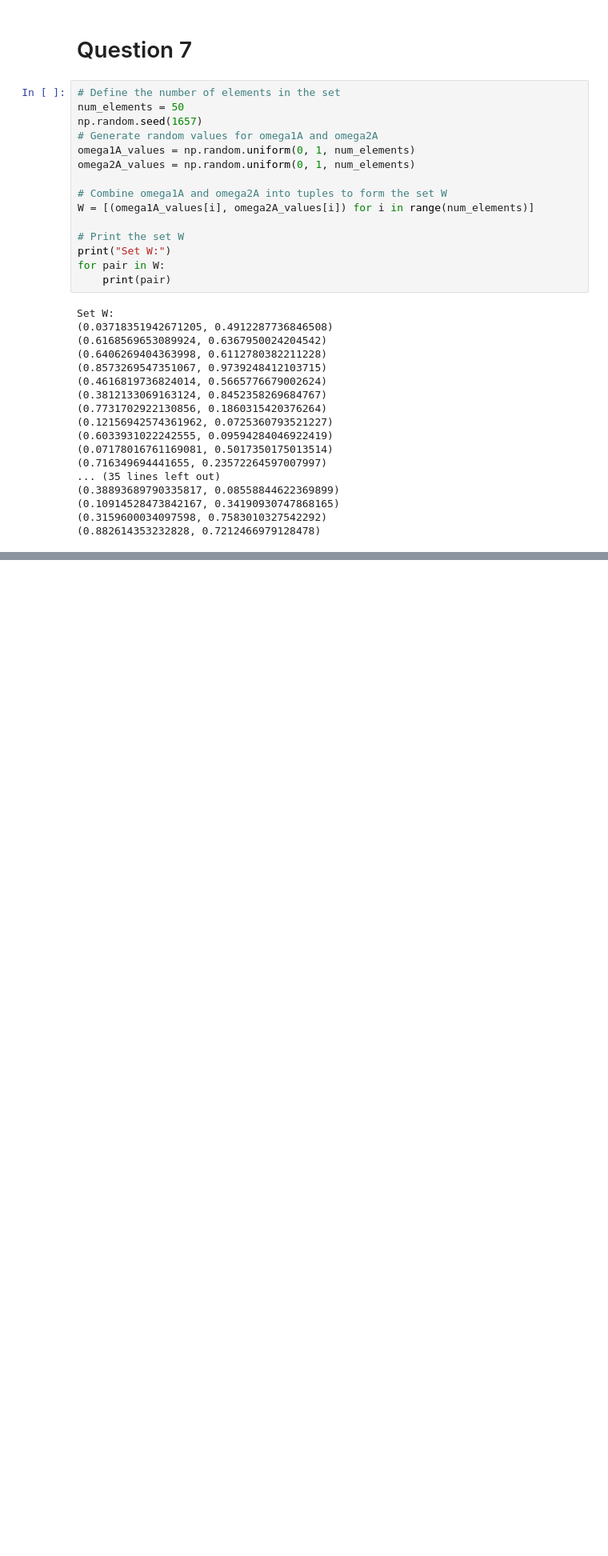
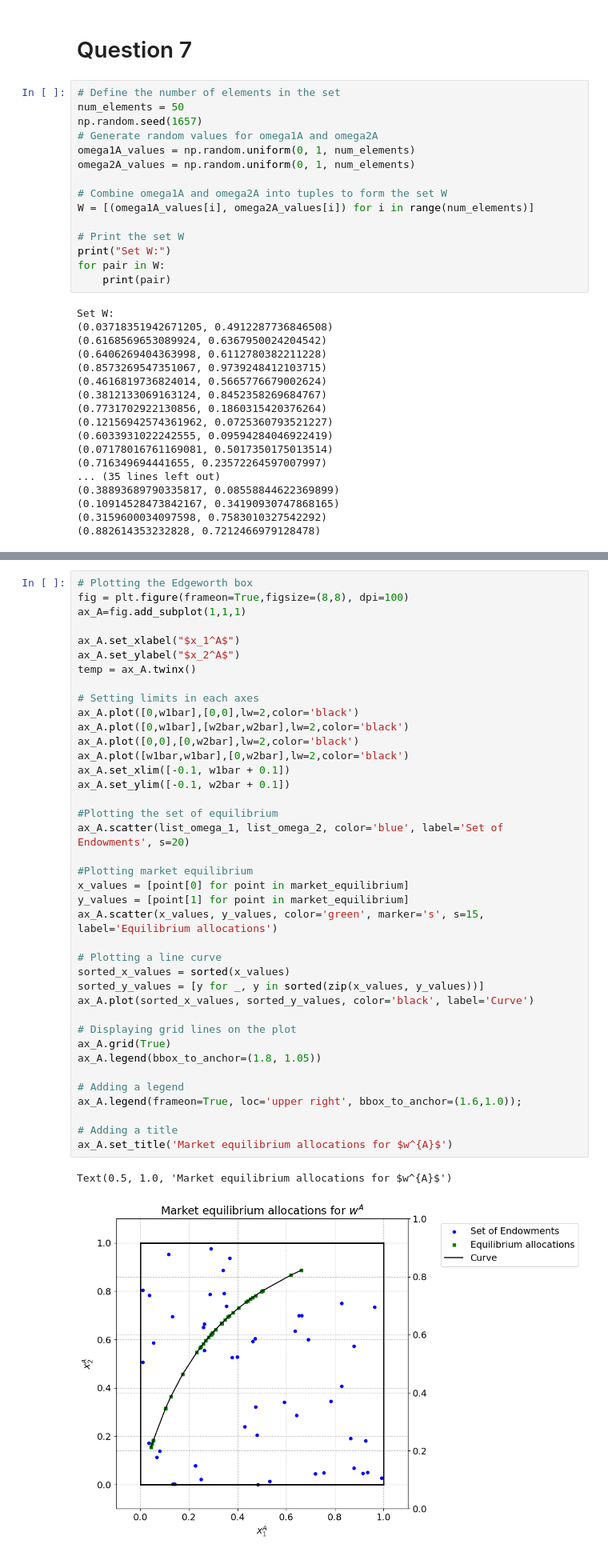
Before and after one commit to NumEconCopenhagen/projects-2024-petra-maritza-noah, a Jupyter notebook: inauguralproject/Noah-Petra-trying.ipynb, the cells around one changed output, grey strips where cells are left out. Shown at 80% size. Saved outputs shown, nothing was run; the diff lists cells and outputs as text; blank space fills up the shorter version.

```diff
--- a/inauguralproject/Noah-Petra-trying.ipynb
+++ b/inauguralproject/Noah-Petra-trying.ipynb
@@ -432,0 +487,42 @@ Set W:
+# %%
+# Plotting the Edgeworth box
+fig = plt.figure(frameon=True,figsize=(8,8), dpi=100)
+ax_A=fig.add_subplot(1,1,1)
+
+ax_A.set_xlabel("$x_1^A$")
+ax_A.set_ylabel("$x_2^A$")
+temp = ax_A.twinx()
+
+# Setting limits in each axes
+ax_A.plot([0,w1bar],[0,0],lw=2,color='black')
+ax_A.plot([0,w1bar],[w2bar,w2bar],lw=2,color='black')
+ax_A.plot([0,0],[0,w2bar],lw=2,color='black')
+ax_A.plot([w1bar,w1bar],[0,w2bar],lw=2,color='black')
+ax_A.set_xlim([-0.1, w1bar + 0.1])
+ax_A.set_ylim([-0.1, w2bar + 0.1])
+
+#Plotting the set of equilibrium
+ax_A.scatter(list_omega_1, list_omega_2, color='blue', label='Set of Endowments', s=20)
+
+#Plotting market equilibrium
+x_values = [point[0] for point in market_equilibrium]
+y_values = [point[1] for point in market_equilibrium]
+ax_A.scatter(x_values, y_values, color='green', marker='s', s=15, label='Equilibrium allocations')
+
+# Plotting a line curve
+sorted_x_values = sorted(x_values)
+sorted_y_values = [y for _, y in sorted(zip(x_values, y_values))]
+ax_A.plot(sorted_x_values, sorted_y_values, color='black', label='Curve')
+
+# Displaying grid lines on the plot
+ax_A.grid(True)
+ax_A.legend(bbox_to_anchor=(1.8, 1.05))
+
+# Adding a legend
+ax_A.legend(frameon=True, loc='upper right', bbox_to_anchor=(1.6,1.0));
+
+# Adding a title
+ax_A.set_title('Market equilibrium allocations for $w^{A}$')
+# %% [output]
+Text(0.5, 1.0, 'Market equilibrium allocations for $w^{A}$')
+[figure, added]
```
Also changed, not shown: parts of 5 cells of this notebook, 3 other files.
